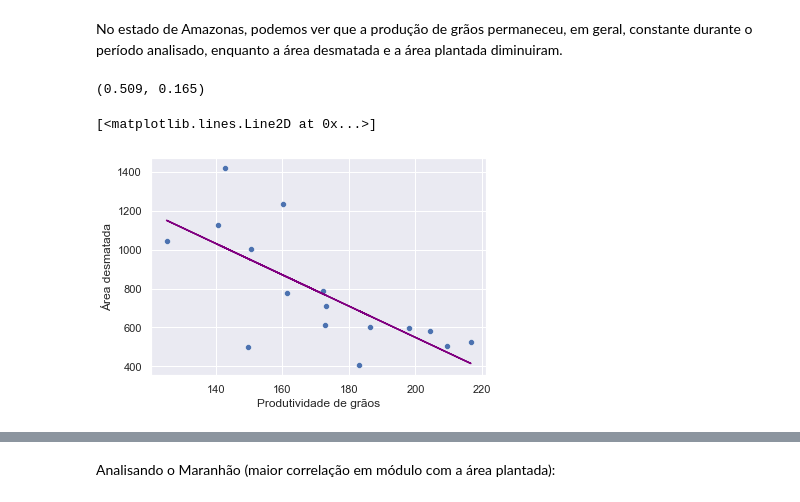
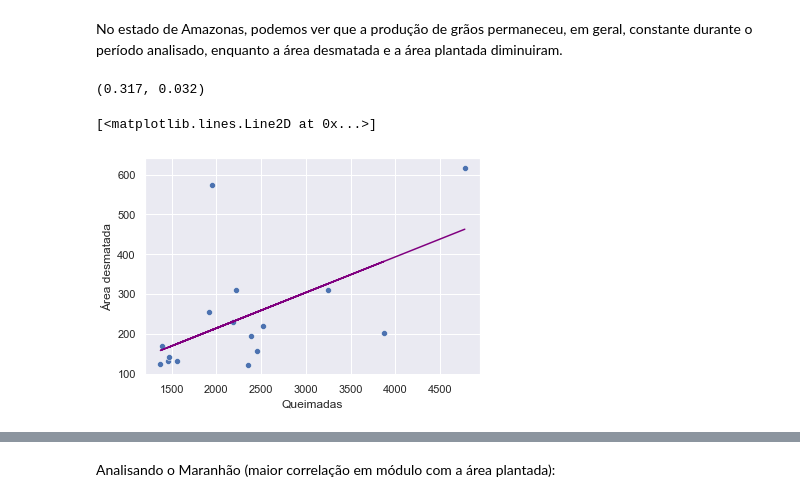
Before and after one commit to thiagomrs/icd2021projetoFinal, a Jupyter notebook: correlação.ipynb, the cells around one changed output, grey strips where cells are left out. Saved outputs shown, nothing was run; the diff lists cells and outputs as text; code cells hidden in the pictures.

```diff
--- a/correlação.ipynb
+++ b/correlação.ipynb
@@ -12,7 +65,6 @@ df_planted_area = pd.read_csv('https://raw.githubusercontent.com/thiagomrs/icd20
 # %%
 estados = ['AC', 'AM', 'AP', 'MA', 'MT', 'PA', 'RR', 'RO', 'TO']
-df_states_yield = df_yield[['Year', 'Grain']].copy()
 df_states_area = df_planted_area[['Year', 'Grain']].copy()
 for estado in estados:
     df_states_area[estado] = df_planted_area.filter(regex=(".*\(({})\)".format(estado)), axis=1).sum(axis=1, numeric_only=True)
-    df_states_yield[estado] = df_yield.filter(regex=(".*\(({})\)".format(estado)), axis=1).sum(axis=1, numeric_only=True)
+df_states_area.head()
@@ -19,3 +78,3 @@ for estado in estados:
 # %%
-df_group_yield = df_states_yield.groupby('Year').sum().drop(index=range(1974,2004)).copy()
 df_group_area = df_states_area.groupby('Year').sum().drop(index=range(1974,2004)).copy()
+df_group_fires = df_fires_new.groupby('Year').sum().drop(index=range(1999, 2004)).copy()
@@ -68,6 +163,6 @@ Analisando o Amazonas (maior correlação em módulo com a produtividade):
 # %%
-df_AM = pd.DataFrame(columns=['Área desmatada', 'Área plantada', 'Produtividade de grãos'])
-df_AM['Área desmatada'] = df_amazon['AM']
-df_AM['Produtividade de grãos'] = df_group_yield['AM']
-df_AM['Área plantada'] = df_group_area['AM']
+df_RR = pd.DataFrame(columns=['Área desmatada', 'Área plantada', 'Queimadas'])
+df_RR['Área desmatada'] = df_amazon['RR']
+df_RR['Queimadas'] = df_group_fires['RR']
+df_RR['Área plantada'] = df_group_area['RR']
 # %%
@@ -86,14 +175,20 @@ lr2_AM = ss.linregress(plantada_AM, desmatada_AM)
+# %%
+queimadas_RR = df_RR['Queimadas']
+desmatada_RR = df_RR['Área desmatada']
+plantada_RR = df_RR['Área plantada']
+lr1_RR = ss.linregress(queimadas_RR, desmatada_RR)
+lr2_RR = ss.linregress(plantada_RR, desmatada_RR)
 # %%
-r2_AM_produtividade = round(lr1_AM.rvalue**2, 3)
-r2_AM_plantada = round(lr2_AM.rvalue**2, 3)
-r2_AM_produtividade, r2_AM_plantada
+r2_RR_queimadas = round(lr1_RR.rvalue**2, 3)
+r2_RR_plantada = round(lr2_RR.rvalue**2, 3)
+r2_RR_queimadas, r2_RR_plantada
 # %% [output]
-(0.509, 0.165)
+(0.317, 0.032)
 # %%
-sns.scatterplot(x=prod_AM, y=desmatada_AM)
-y_hat = lr1_AM.slope * prod_AM + lr1_AM.intercept
-plt.plot(prod_AM, y_hat, color="purple")
+sns.scatterplot(x=queimadas_RR, y=desmatada_RR)
+y_hat = lr1_RR.slope * queimadas_RR + lr1_RR.intercept
+plt.plot(queimadas_RR, y_hat, color="purple")
 # %% [output]
 [<matplotlib.lines.Line2D at 0x...>]
-[figure, old version]
+[figure, new version]
 # %%
```
Also changed, not shown: parts of 24 cells of this notebook.
